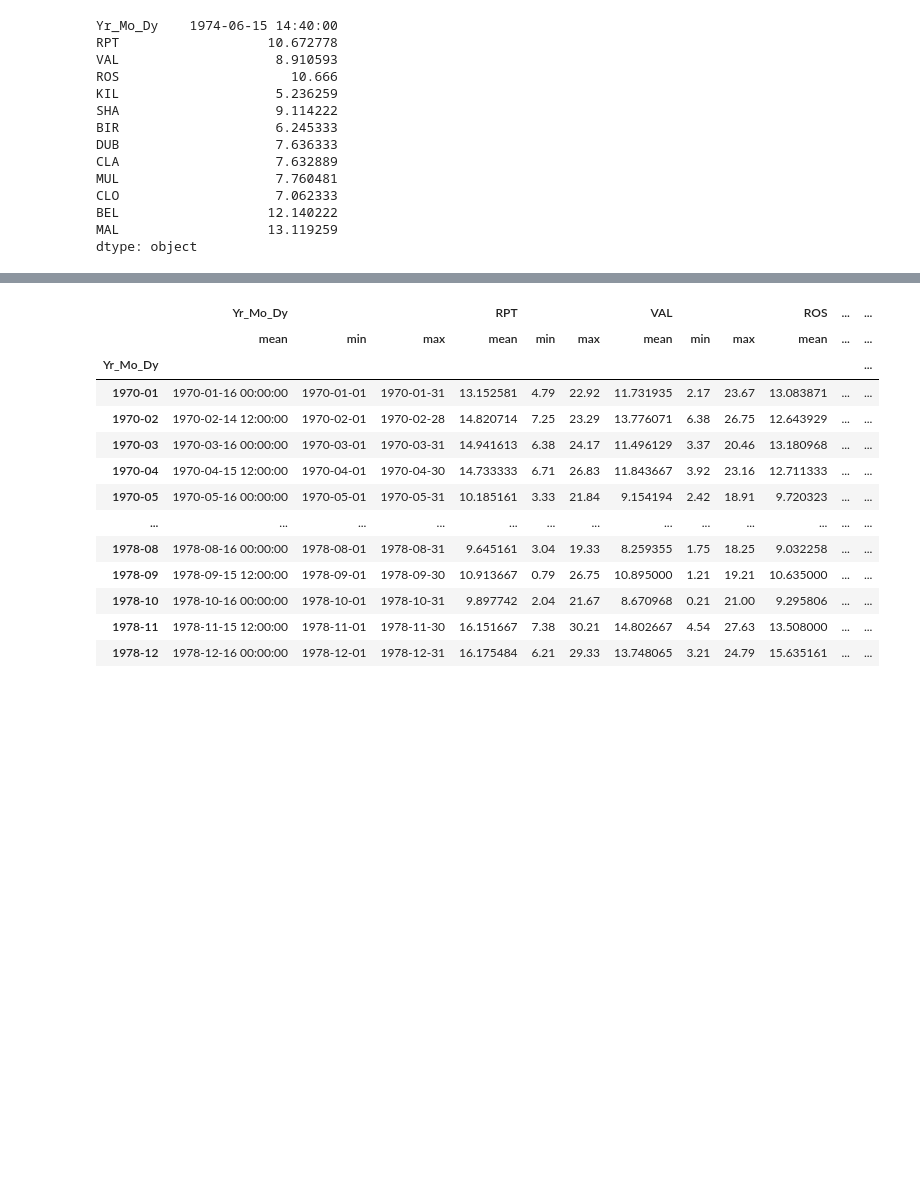
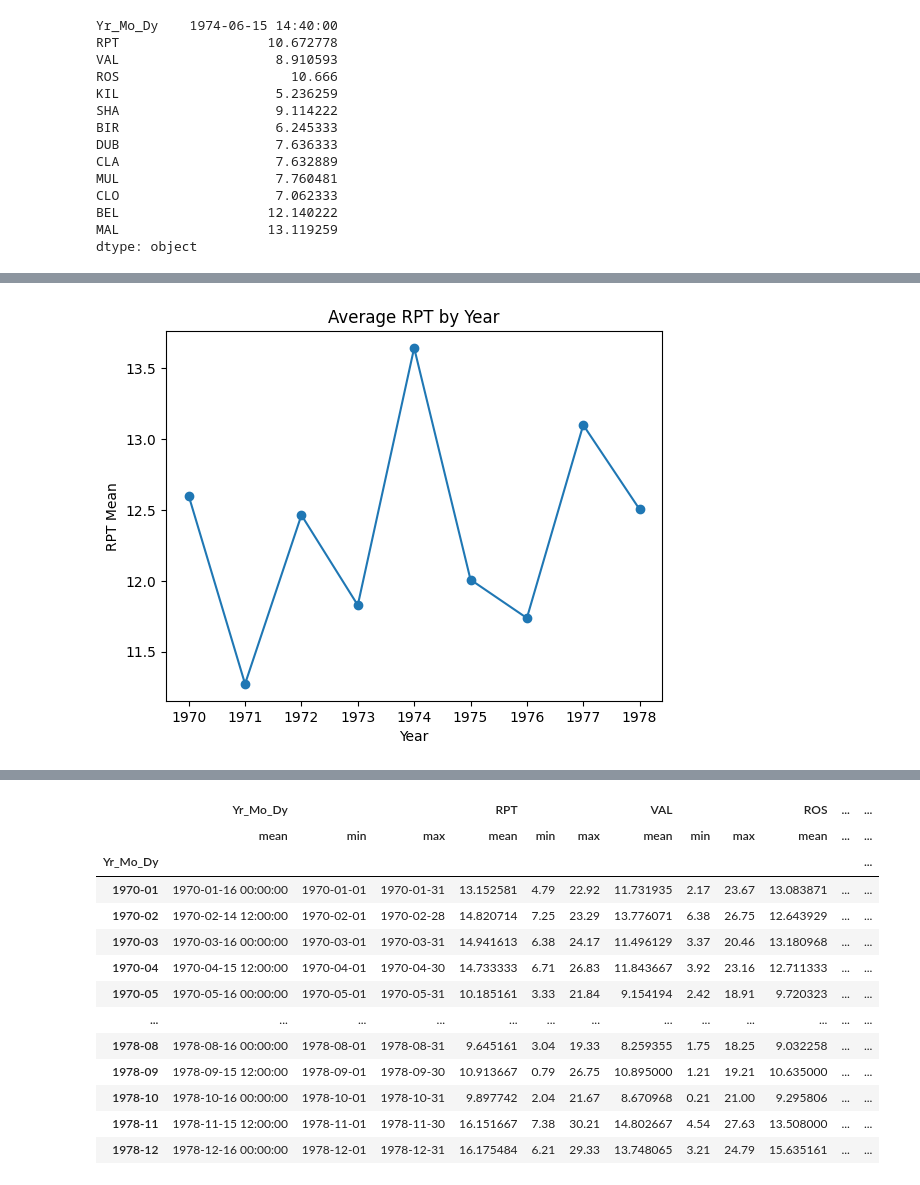
Before and after one commit to 06Cata/Analyzing_wind_speed_for_Ireland, a Jupyter notebook: ireland_wind_analysis.ipynb, the cells around one changed output, grey strips where cells are left out. Saved outputs shown, nothing was run; the diff lists cells and outputs as text; code cells hidden in the pictures; blank space fills up the shorter version.

```diff
--- a/ireland_wind_analysis.ipynb
+++ b/ireland_wind_analysis.ipynb
@@ -191,0 +213,25 @@ dtype: object
+# %%
+import matplotlib.pyplot as plt
+
+plt.figure(1)
+
+# 增加年份欄位，計算年份平均值
+data['Year'] = data['Yr_Mo_Dy'].dt.year
+rpt_mean_by_year = data.groupby('Year')['RPT'].mean()
+
+rpt_mean_by_year.plot(kind='line', marker='o')
+plt.xlabel('Year')
+plt.ylabel('RPT Mean')
+plt.title('Average RPT by Year')
+plt.show()
+
+# PS 數據點可以改
+# 's'：正方形
+# 'D'：菱形
+# '^'：上三角形
+# 'v'：下三角形
+# '+'：加号
+# '*'：星号
+# 'x'：叉号
+# %% [output]
+[figure, added]
```
Also changed, not shown: parts of 13 cells of this notebook.
